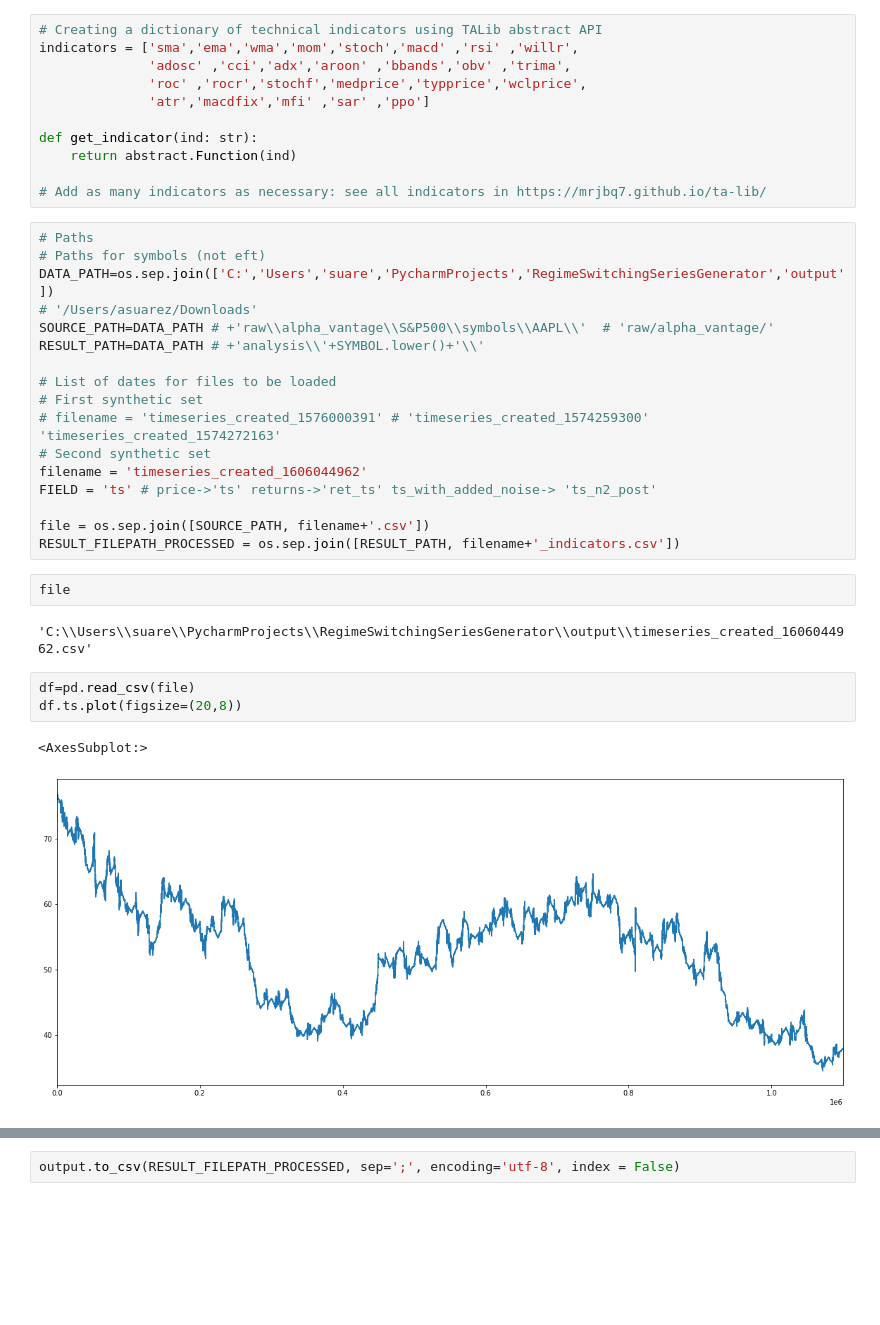
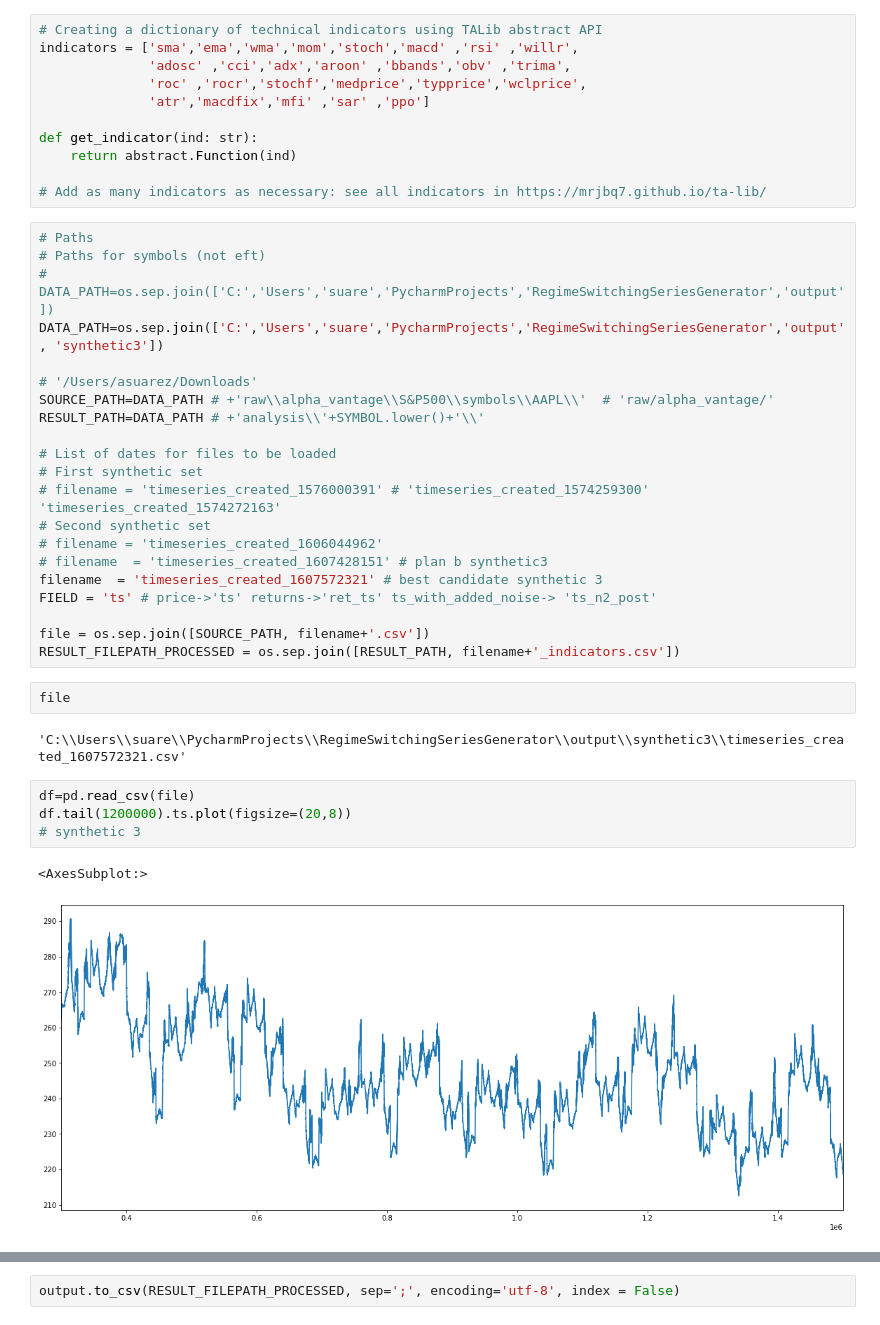
Before and after one commit to cetrulin/regime-switching-series-generator, a Jupyter notebook: notebooks/INDICATORS_DATASET_TS-GENERATOR.ipynb, the cells around one changed output, grey strips where cells are left out. Saved outputs shown, nothing was run; the diff lists cells and outputs as text; blank space fills up the shorter version.

```diff
--- a/notebooks/INDICATORS_DATASET_TS-GENERATOR.ipynb
+++ b/notebooks/INDICATORS_DATASET_TS-GENERATOR.ipynb
@@ -47,7 +47,9 @@ def get_indicator(ind: str):
 # %%
 # Paths
 # Paths for symbols (not eft)
-DATA_PATH=os.sep.join(['C:','Users','suare','PycharmProjects','RegimeSwitchingSeriesGenerator','output'])
+# DATA_PATH=os.sep.join(['C:','Users','suare','PycharmProjects','RegimeSwitchingSeriesGenerator','output'])
+DATA_PATH=os.sep.join(['C:','Users','suare','PycharmProjects','RegimeSwitchingSeriesGenerator','output', 'synthetic3'])
+
 # '/Users/asuarez/Downloads'
 SOURCE_PATH=DATA_PATH # +'raw\\alpha_vantage\\S&P500\\symbols\\AAPL\\'  # 'raw/alpha_vantage/'
 RESULT_PATH=DATA_PATH # +'analysis\\'+SYMBOL.lower()+'\\'
@@ -56,7 +58,9 @@ RESULT_PATH=DATA_PATH # +'analysis\\'+SYMBOL.lower()+'\\'
 # First synthetic set
 # filename = 'timeseries_created_1576000391' # 'timeseries_created_1574259300' 'timeseries_created_1574272163'
 # Second synthetic set
-filename = 'timeseries_created_1606044962'
+# filename = 'timeseries_created_1606044962'
+# filename  = 'timeseries_created_1607428151' # plan b synthetic3
+filename  = 'timeseries_created_1607572321' # best candidate synthetic 3
 FIELD = 'ts' # price->'ts' returns->'ret_ts' ts_with_added_noise-> 'ts_n2_post'
 
 file = os.sep.join([SOURCE_PATH, filename+'.csv'])
@@ -64,10 +68,11 @@ RESULT_FILEPATH_PROCESSED = os.sep.join([RESULT_PATH, filename+'_indicators.csv'
 # %%
 file
 # %% [output]
-'C:\\Users\\suare\\PycharmProjects\\RegimeSwitchingSeriesGenerator\\output\\timeseries_created_1606044962.csv'
+'C:\\Users\\suare\\PycharmProjects\\RegimeSwitchingSeriesGenerator\\output\\synthetic3\\timeseries_created_1607572321.csv'
 # %%
 df=pd.read_csv(file)
-df.ts.plot(figsize=(20,8))
+df.tail(1200000).ts.plot(figsize=(20,8))
+# synthetic 3
 # %% [output]
 <AxesSubplot:>
-[figure, old version]
+[figure, new version]
```
Also changed, not shown: parts of 12 cells of this notebook, 2 other files.
